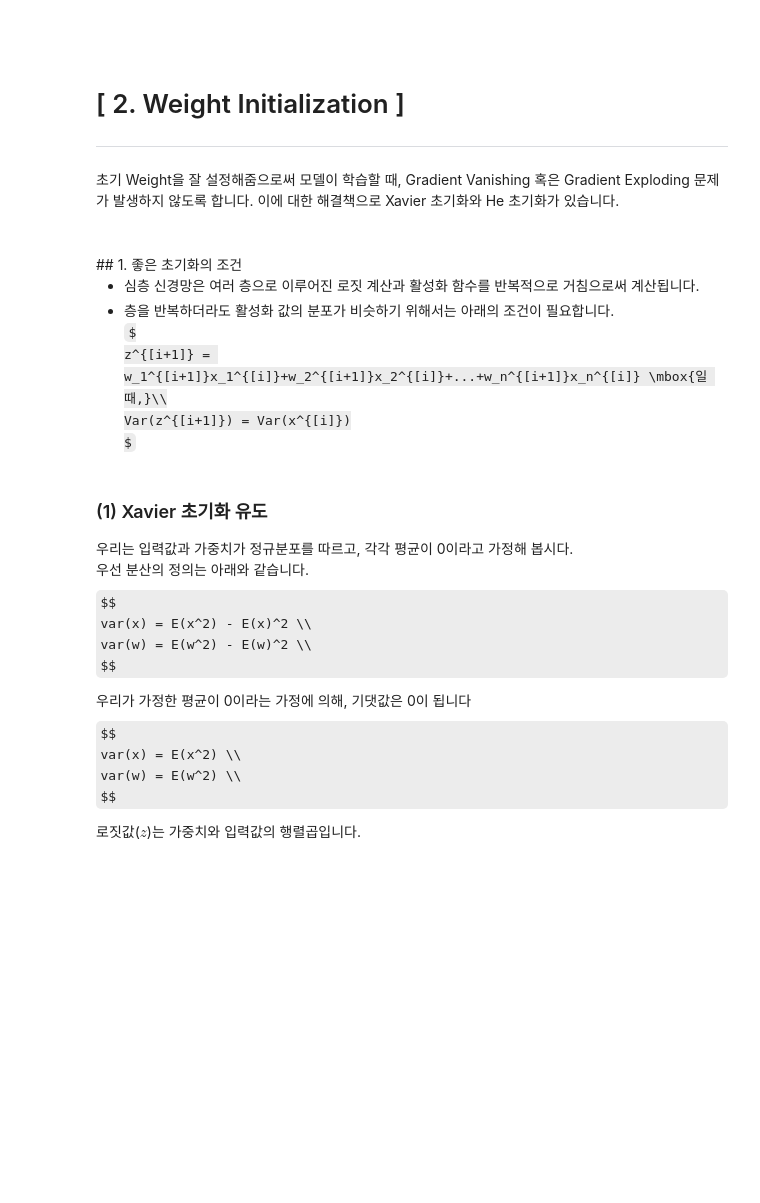
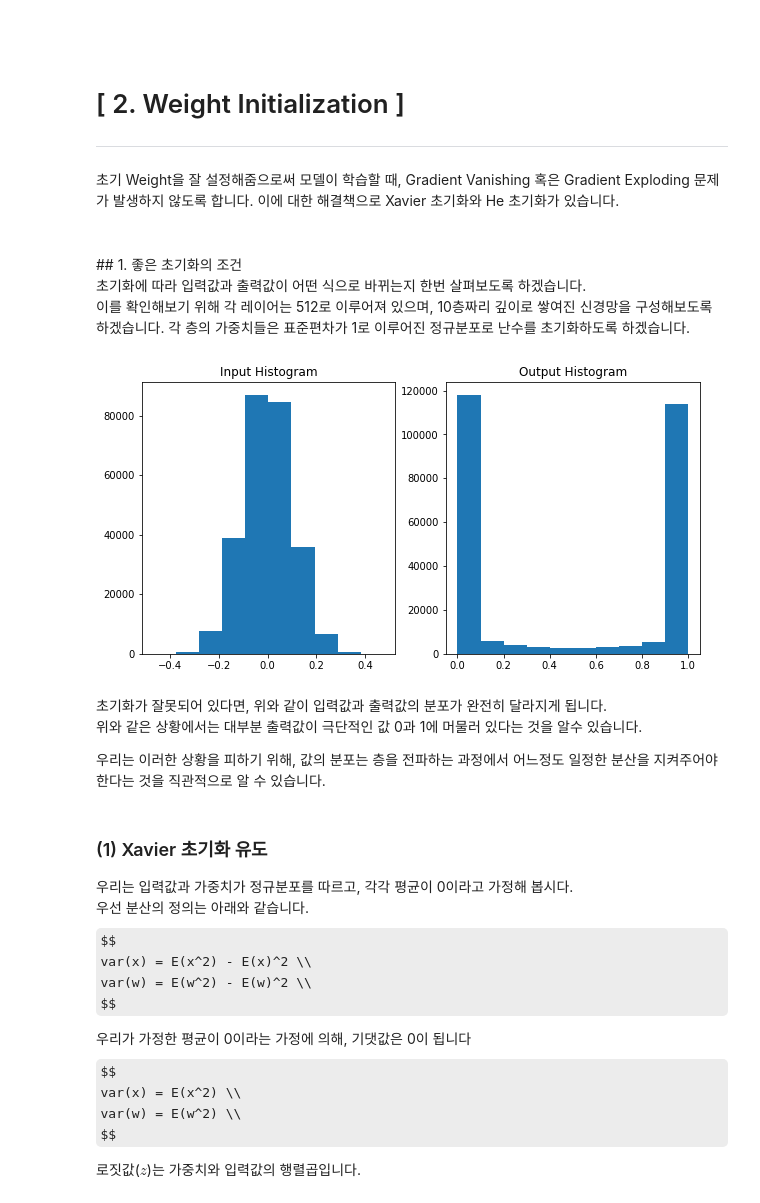
Before and after one commit to public-ai/kolon-lecture, a Jupyter notebook: lecture-codes/4_dnn_improvement/2_weight initialization.ipynb, the cells around one changed output. Saved outputs shown, nothing was run; the diff lists cells and outputs as text; code cells hidden in the pictures; some formulas as TeX source; blank space fills up the shorter version.

```diff
--- a/lecture-codes/4_dnn_improvement/2_weight initialization.ipynb
+++ b/lecture-codes/4_dnn_improvement/2_weight initialization.ipynb
@@ -130,13 +136,9 @@ for i in range(50):
 ----
 
 초기 Weight을 잘 설정해줌으로써 모델이 학습할 때, Gradient Vanishing 혹은 Gradient Exploding 문제가 발생하지 않도록 합니다. 이에 대한 해결책으로 Xavier 초기화와 He 초기화가 있습니다.
-# %% [markdown]
-<br>
-## 1. 좋은 초기화의 조건
-
-* 심층 신경망은 여러 층으로 이루어진 로짓 계산과 활성화 함수를 반복적으로 거침으로써 계산됩니다.<br>
-* 층을 반복하더라도 활성화 값의 분포가 비슷하기 위해서는 아래의 조건이 필요합니다.<br>
-$
-z^{[i+1]} = w_1^{[i+1]}x_1^{[i]}+w_2^{[i+1]}x_2^{[i]}+...+w_n^{[i+1]}x_n^{[i]} \mbox{일 때,}\\
-Var(z^{[i+1]}) = Var(x^{[i]})
-$
+# %% [markdown]
+<br>
+## 1. 좋은 초기화의 조건
+
+초기화에 따라 입력값과 출력값이 어떤 식으로 바뀌는지 한번 살펴보도록 하겠습니다.<br>
+이를 확인해보기 위해 각 레이어는 512로 이루어져 있으며, 10층짜리 깊이로 쌓여진 신경망을 구성해보도록 하겠습니다. 각 층의 가중치들은 표준편차가 1로 이루어진 정규분포로 난수를 초기화하도록 하겠습니다.
@@ -143,3 +151,36 @@ $
+# %%
+num_layer = 10
+num_units = 512
+
+inputs = Input(shape=(512,))
+
+x = inputs
+for i in range(10):
+    x = Dense(num_units, activation='sigmoid',
+              kernel_initializer=RandomNormal(stddev=1.))(x)
+output = x
+model = Model(inputs, output)
+# %%
+ins = np.random.normal(size=(512,512), scale=0.1)
+out = model.predict(ins)
+
+fig = plt.figure(figsize=(10,5))
+ax = fig.add_subplot(1,2,1)
+ax.set_title("Input Histogram")
+ax.hist(ins.flatten())
+
+ax = fig.add_subplot(1,2,2)
+ax.set_title("Output Histogram")
+ax.hist(out.flatten())
+
+plt.show()
+# %% [output]
+[figure, added]
+# %% [markdown]
+초기화가 잘못되어 있다면, 위와 같이 입력값과 출력값의 분포가 완전히 달라지게 됩니다.<br>
+위와 같은 상황에서는 대부분 출력값이 극단적인 값 0과 1에 머물러 있다는 것을 알수 있습니다.<br>
+
+우리는 이러한 상황을 피하기 위해, 값의 분포는 층을 전파하는 과정에서 어느정도 일정한 분산을 지켜주어야 한다는 것을 직관적으로 알 수 있습니다.
 # %% [markdown]
 ### (1) Xavier 초기화 유도
 
```
Also changed, not shown: parts of 7 cells of this notebook, 6 other files.
